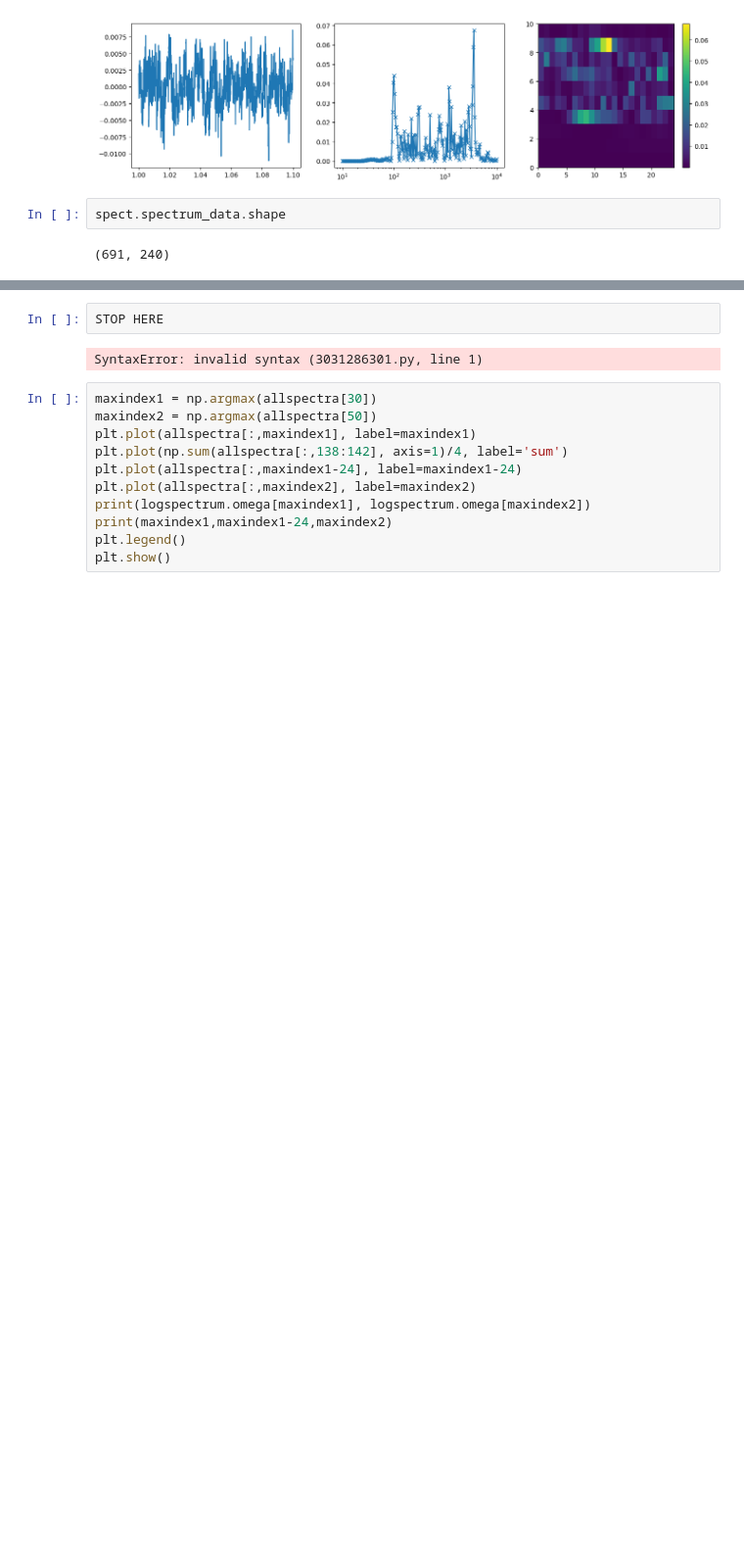
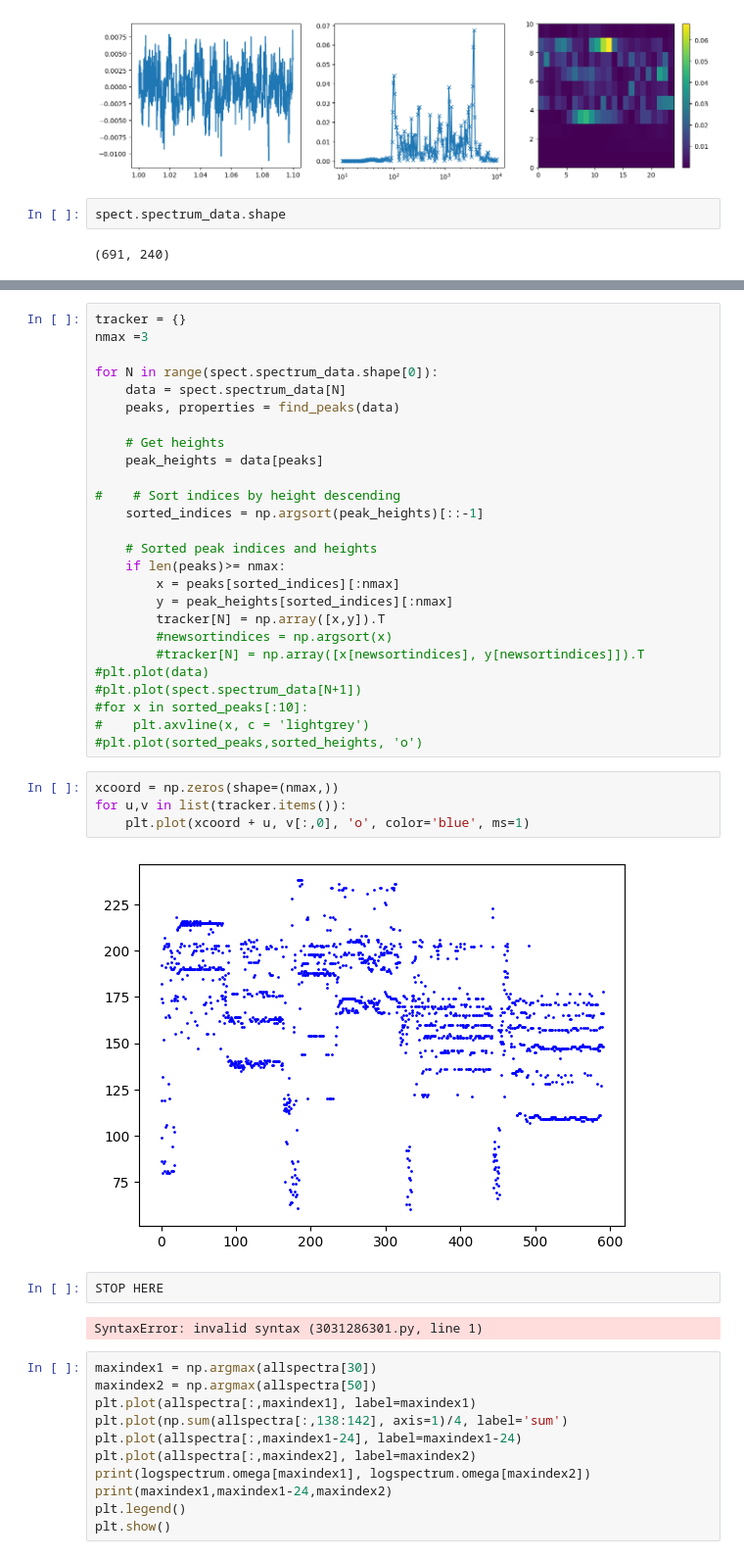
Before and after one commit to ajakovac/Mikrofonok, a Jupyter notebook: analysis.ipynb, the cells around one changed output, grey strips where cells are left out. Shown at 98% size. Drawn from its saved outputs; the diff is of its cells as text; blank space fills up the shorter version.

Commit message:
started to make the Tracker

```diff
--- a/analysis.ipynb
+++ b/analysis.ipynb
@@ -77,3 +84,35 @@ spect.spectrum_data.shape
+# %%
+tracker = {}
+nmax =3
+
+for N in range(spect.spectrum_data.shape[0]):
+    data = spect.spectrum_data[N]
+    peaks, properties = find_peaks(data)
+
+    # Get heights
+    peak_heights = data[peaks]
+
+#    # Sort indices by height descending
+    sorted_indices = np.argsort(peak_heights)[::-1]
+
+    # Sorted peak indices and heights
+    if len(peaks)>= nmax:
+        x = peaks[sorted_indices][:nmax]
+        y = peak_heights[sorted_indices][:nmax]
+        tracker[N] = np.array([x,y]).T
+        #newsortindices = np.argsort(x)
+        #tracker[N] = np.array([x[newsortindices], y[newsortindices]]).T
+#plt.plot(data)
+#plt.plot(spect.spectrum_data[N+1])
+#for x in sorted_peaks[:10]:
+#    plt.axvline(x, c = 'lightgrey')
+#plt.plot(sorted_peaks,sorted_heights, 'o')
+# %%
+xcoord = np.zeros(shape=(nmax,))
+for u,v in list(tracker.items()):
+    plt.plot(xcoord + u, v[:,0], 'o', color='blue', ms=1)
+# %% [output]
+[figure, added]
 # %%
 STOP HERE
 # %% [output]
```
Also changed, not shown: parts of 1 cell of this notebook, 1 other file.
